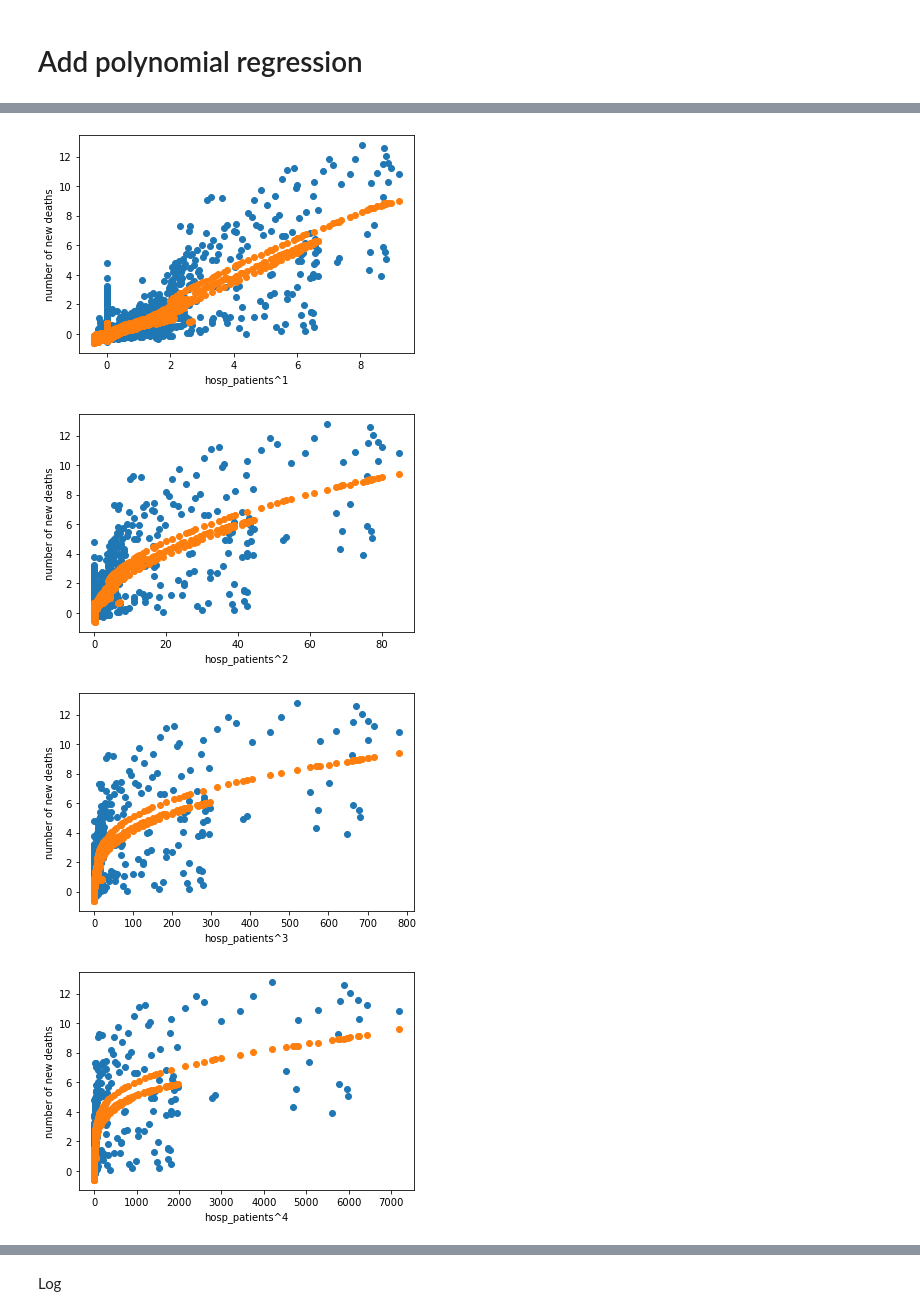
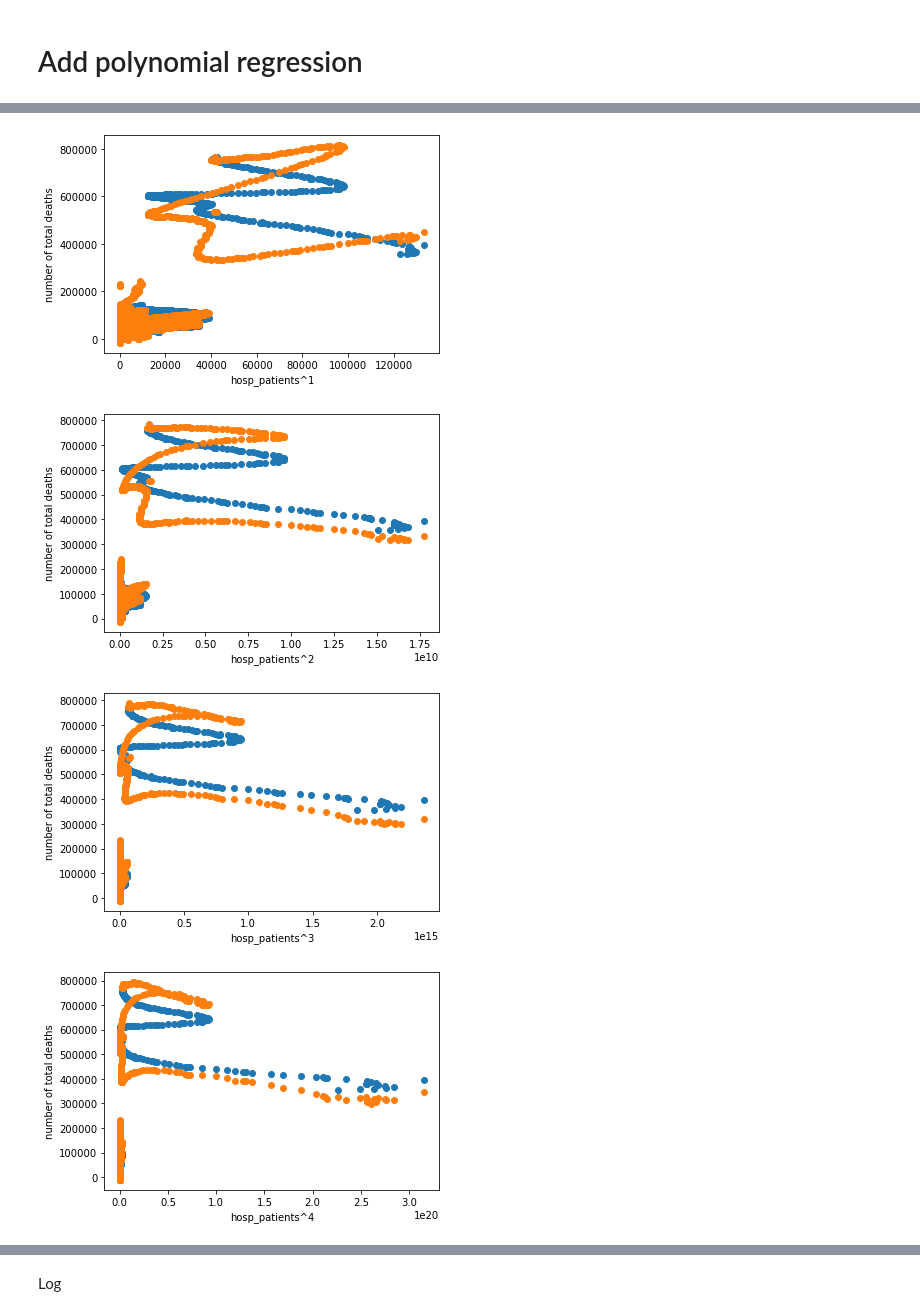
Before and after one commit to shanghongsim/term3_dtp, a Jupyter notebook: T3 2D project .ipynb, the cells around one changed output, grey strips where cells are left out. Saved outputs shown, nothing was run; the diff lists cells and outputs as text; code cells hidden in the pictures.

```diff
--- a/T3 2D project .ipynb
+++ b/T3 2D project .ipynb
@@ -110,0 +123,4 @@ Others
+# %%
+df_covid=df_covid.fillna(0)
+# display(df_covid)
+df_covid.to_excel("covid_data_filtered.xlsx")
@@ -300,37 +292,37 @@ def r2_score(y, ypred):
     # calcuate r2
     return 1-(ssres/sstot)
 # %%
-# get features and targets from data frame
+# Get features and targets from data frame
 feature=['population_density','gdp_per_capita',
          'stringency_index','total_tests','total_vaccinations',
          'reproduction_rate','hospital_beds_per_thousand','hosp_patients_per_million',
          'hosp_patients','icu_patients_per_million','icu_patients']
 
-df_feature, df_target = get_features_targets(result, feature, ['total_deaths'])
+df_feature, df_target = get_features_targets(df_covid, feature, ['total_deaths'])
+# print(df_feature.describe())
 
-# normalize the feature using z normalization (done above)
+# Normalize features
+df_feature_z=normalize_z(df_feature)
+# print(df_feature_z.describe())
 
-# print(df_feature.describe())
-X = prepare_feature(df_feature)
+# Prepare X and target vector
+X = prepare_feature(df_feature_z)
 # print(X)
 m=X.shape[1]
 target = prepare_target(df_target)
 
+# Set up gradient descent
 iterations = 1500
 alpha = 0.01
 beta = np.zeros((m,1))
 
-# call the gradient_descent function
+# Call the gradient_descent function
 beta, J_storage = gradient_descent(X, target, beta, alpha, iterations)
-# print('---',beta)
 
-# call the predict method to get the predicted values
+# Call the predict method to get the y predicted
 pred = predict(df_feature, beta)
 with np.printoptions(threshold=np.inf):
     print(beta)
 
-
-
-# why the coeff different from norm eqn, look into matrix invertibility
 #'handwashing_facilities',
 # %% [output]
@@ -393,7 +414,7 @@ def transform_features(df_feature, colname, colname_transformed,power):
     return df_out
 # %%
 
-# df_feature, df_target = get_features_targets(result, feature, ['new_deaths'])
+# df_feature, df_target = get_features_targets(df_covid, feature, ['total_deaths'])
 
 feature=['population_density','gdp_per_capita',
          'stringency_index','total_tests','total_vaccinations',
@@ -402,16 +423,17 @@ feature=['population_density','gdp_per_capita',
 
 all={}
 for i in range(1,5):
-    df_feature, df_target = get_features_targets(result, feature, ['new_deaths'])
+    df_feature, df_target = get_features_targets(df_covid, feature, ['total_deaths'])
     df_feature = transform_features(df_feature, "hosp_patients", "hosp_patients^"+str(i),i)
     df_feature = transform_features(df_feature, "hosp_patients_per_million", "hosp_patients_per_million^"+str(i),i)
     df_feature = transform_features(df_feature, "icu_patients", "icu_patients^"+str(i),i)
     df_feature = transform_features(df_feature, "icu_patients_per_million", "icu_patients_per_million^"+str(i),i)
 
     # normalize the feature using z normalization
-    df_feature = normalize_z(df_feature)
+    df_feature_z = normalize_z(df_feature)
+
     # print(df_feature.describe())
-    X = prepare_feature(df_feature)
+    X = prepare_feature(df_feature_z)
     # print(X)
     m=X.shape[1]
     target = prepare_target(df_target)
@@ -426,6 +448,7 @@ for i in range(1,5):
 
     # call the predict method to get the predicted values
     pred = predict(df_feature, beta)
+
     # print(pred)
     all[i]=pred
 
@@ -435,19 +474,19 @@ KeyError: "None of [Index(['new_deaths'], dtype='object')] are in the [columns]"
 # %%
 for i in range(1,5):
     pred=all[i]
-    df_feature, df_target = get_features_targets(result, feature, ['new_deaths'])
+    df_feature, df_target = get_features_targets(df_covid, feature, ['total_deaths'])
     df_feature = transform_features(df_feature, "hosp_patients", "hosp_patients^"+str(i),i)
     df_feature = transform_features(df_feature, "hosp_patients_per_million", "hosp_patients_per_million^"+str(i),i)
     df_feature = transform_features(df_feature, "icu_patients", "icu_patients^"+str(i),i)
     df_feature = transform_features(df_feature, "icu_patients_per_million", "icu_patients_per_million^"+str(i),i)
 
     plt.figure(i)
     plt.scatter(df_feature['hosp_patients^'+str(i)],target)
     plt.scatter(df_feature['hosp_patients^'+str(i)],pred)
     plt.xlabel('hosp_patients^'+str(i))
-    plt.ylabel('number of new deaths')
+    plt.ylabel('number of total deaths')
 # %% [output]
-[figure, old version]
+[figure, new version]
-[figure, old version]
+[figure, new version]
-[figure, old version]
+[figure, new version]
-[figure, old version]
+[figure, new version]
```
Also changed, not shown: parts of 19 cells of this notebook, 1 other file.
